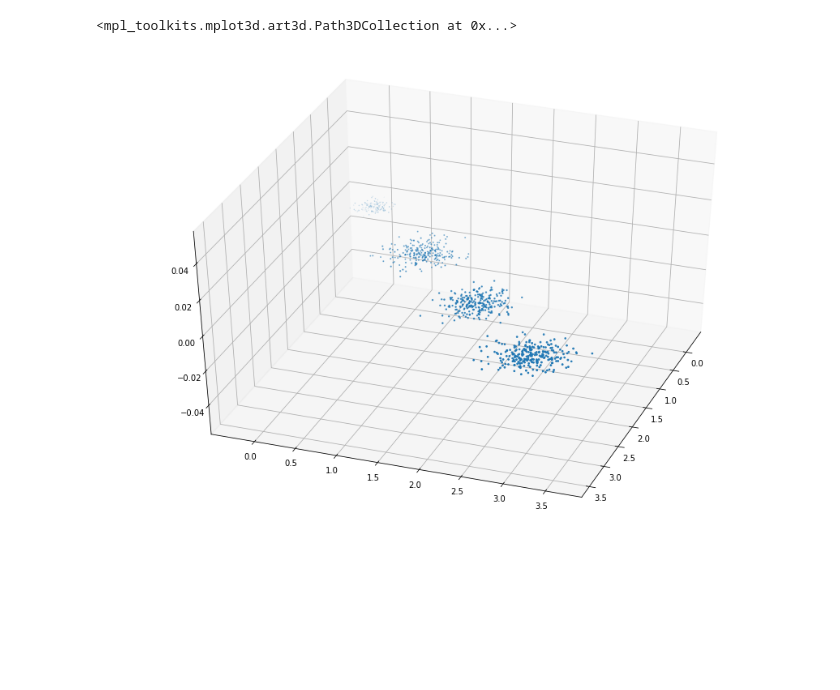
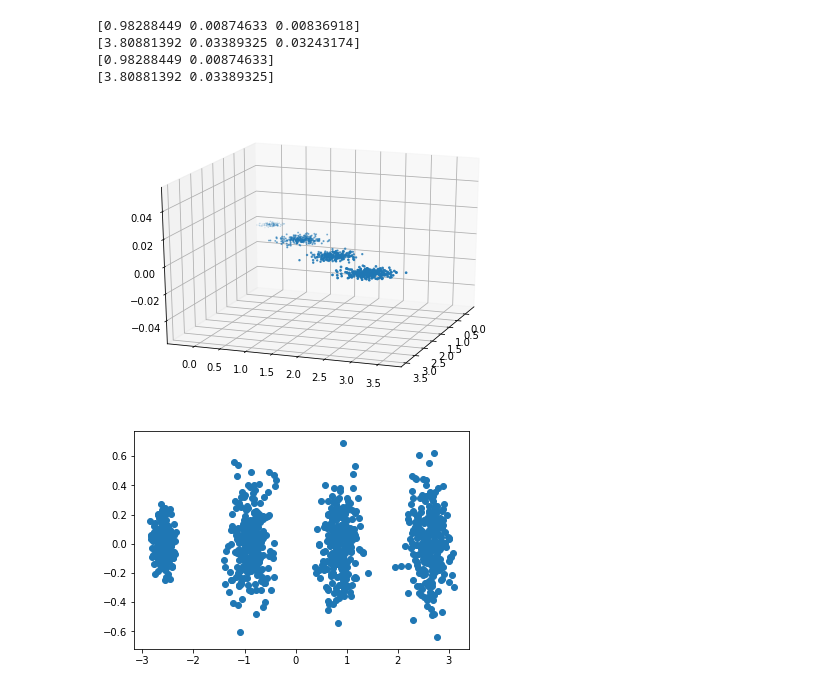
Before and after one commit to JinnyR/MachineLearning-Note-Code, a Jupyter notebook: PCA/PCA - example.ipynb, the cells around one changed output. Cells and saved outputs as stored; diff of their text form; code cells hidden in the pictures; blank space fills up the shorter version.

```diff
--- a/PCA/PCA - example.ipynb
+++ b/PCA/PCA - example.ipynb
@@ -2,34 +2,38 @@
 import numpy as np
 import matplotlib.pyplot as plt
 from mpl_toolkits.mplot3d import Axes3D
 from sklearn.datasets.samples_generator import make_blobs
 import matplotlib.pyplot as plt
 
 #X: the generated samples, Y: integer labels for cluster, 1000 samples, 3 features for each sample, 4 clusters
 X, y = make_blobs(n_samples=1000, n_features=3, centers=[[3,3, 3], [0,0,0], [1,1,1], [2,2,2]], cluster_std=[0.2, 0.1, 0.2, 0.2],
                   random_state =9)
 fig = plt.figure()
-ax = Axes3D(fig, rect=[0, 0, 2, 2], elev=20, azim=20)
+ax = Axes3D(fig, rect=[0, 0, 1, 1], elev=20, azim=20)
 plt.scatter(X[:, 0], X[:, 1], X[:, 2],marker='o')
 
 # check variance for each dimension without decomposition
 from sklearn.decomposition import PCA
 pca = PCA(n_components=3)
 pca.fit(X)
 print(pca.explained_variance_ratio_)
 print(pca.explained_variance_)
 
 # decomposition: 3d to 2d
 pca1 = PCA(n_components=2)
 pca1.fit(X)
 print(pca1.explained_variance_ratio_)
 print(pca1.explained_variance_)
 
-# visualize decomposilized d
+# visualize decomposed data
 X_new = pca1.transform(X)
 plt.figure()
 plt.scatter(X_new[:, 0], X_new[:, 1],marker='o')
 plt.show()
 # %% [output]
-<mpl_toolkits.mplot3d.art3d.Path3DCollection at 0x...>
+[0.98288449 0.00874633 0.00836918]
+[3.80881392 0.03389325 0.03243174]
+[0.98288449 0.00874633]
+[3.80881392 0.03389325]
-[figure, old version]
+[figure, new version]
+[figure, added]
```
